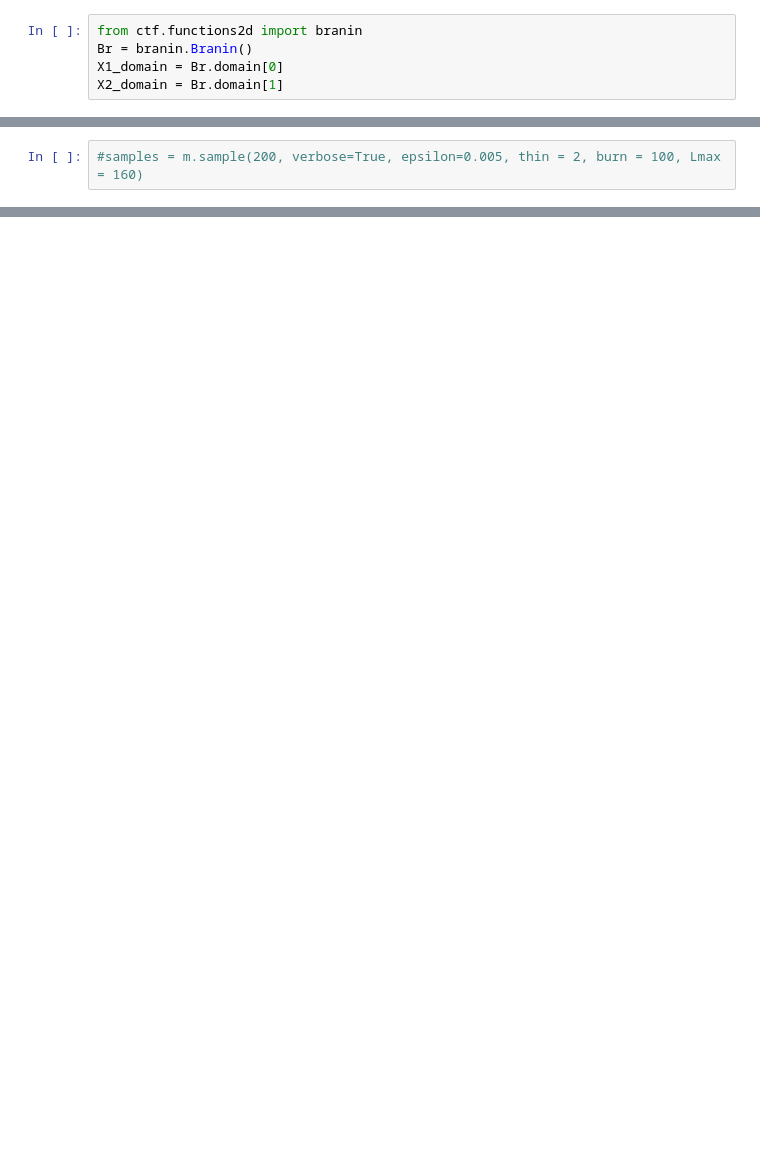
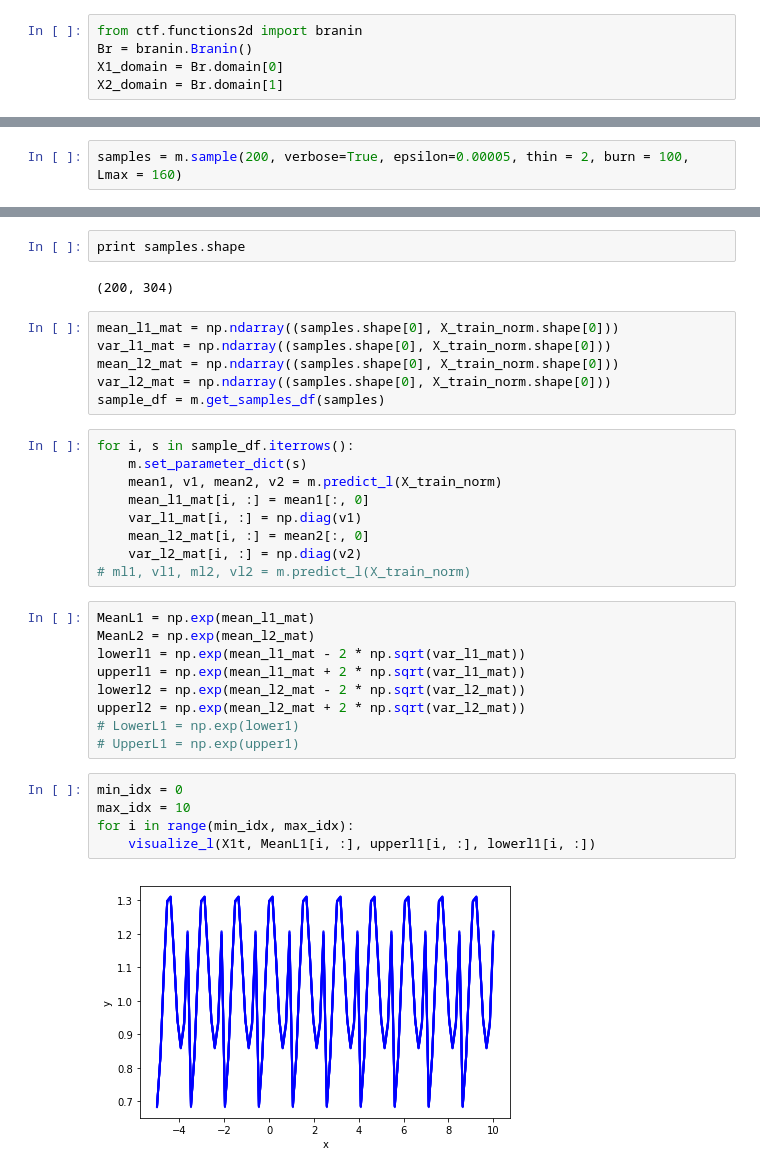
Before and after one commit to nawalgao/AdaptiveGPFlow, a Jupyter notebook: notebooks/adaptl_2D.ipynb, the cells around one changed output, grey strips where cells are left out. Cells and saved outputs as stored; diff of their text form; blank space fills up the shorter version.

```diff
--- a/notebooks/adaptl_2D.ipynb
+++ b/notebooks/adaptl_2D.ipynb
@@ -88,2 +73,2 @@ m.optimize(maxiter=10000)
 # %%
-#samples = m.sample(200, verbose=True, epsilon=0.005, thin = 2, burn = 100, Lmax = 160)
+samples = m.sample(200, verbose=True, epsilon=0.00005, thin = 2, burn = 100, Lmax = 160)
@@ -89,0 +105,35 @@ m.optimize(maxiter=10000)
+# %%
+print samples.shape
+# %% [output]
+(200, 304)
+# %%
+mean_l1_mat = np.ndarray((samples.shape[0], X_train_norm.shape[0]))
+var_l1_mat = np.ndarray((samples.shape[0], X_train_norm.shape[0]))
+mean_l2_mat = np.ndarray((samples.shape[0], X_train_norm.shape[0]))
+var_l2_mat = np.ndarray((samples.shape[0], X_train_norm.shape[0]))
+sample_df = m.get_samples_df(samples)
+# %%
+for i, s in sample_df.iterrows():
+    m.set_parameter_dict(s)
+    mean1, v1, mean2, v2 = m.predict_l(X_train_norm)
+    mean_l1_mat[i, :] = mean1[:, 0]
+    var_l1_mat[i, :] = np.diag(v1)
+    mean_l2_mat[i, :] = mean2[:, 0]
+    var_l2_mat[i, :] = np.diag(v2)
+# ml1, vl1, ml2, vl2 = m.predict_l(X_train_norm)
+# %%
+MeanL1 = np.exp(mean_l1_mat)
+MeanL2 = np.exp(mean_l2_mat)
+lowerl1 = np.exp(mean_l1_mat - 2 * np.sqrt(var_l1_mat))
+upperl1 = np.exp(mean_l1_mat + 2 * np.sqrt(var_l1_mat))
+lowerl2 = np.exp(mean_l2_mat - 2 * np.sqrt(var_l2_mat))
+upperl2 = np.exp(mean_l2_mat + 2 * np.sqrt(var_l2_mat))
+# LowerL1 = np.exp(lower1)
+# UpperL1 = np.exp(upper1)
+# %%
+min_idx = 0
+max_idx = 10
+for i in range(min_idx, max_idx):
+    visualize_l(X1t, MeanL1[i, :], upperl1[i, :], lowerl1[i, :])
+# %% [output]
+[figure, added]
```
Also changed, not shown: parts of 29 cells of this notebook, 14 other files.
